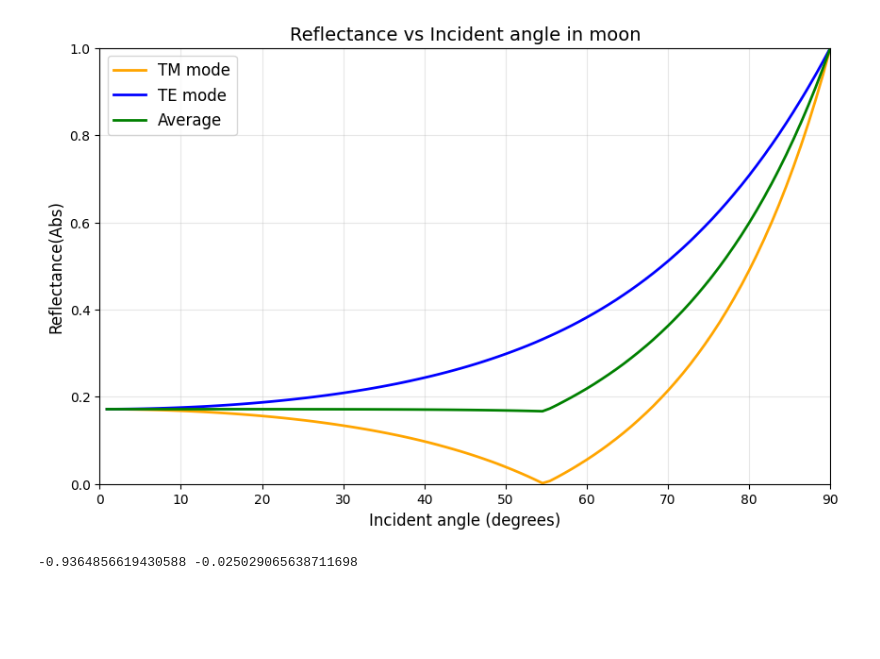
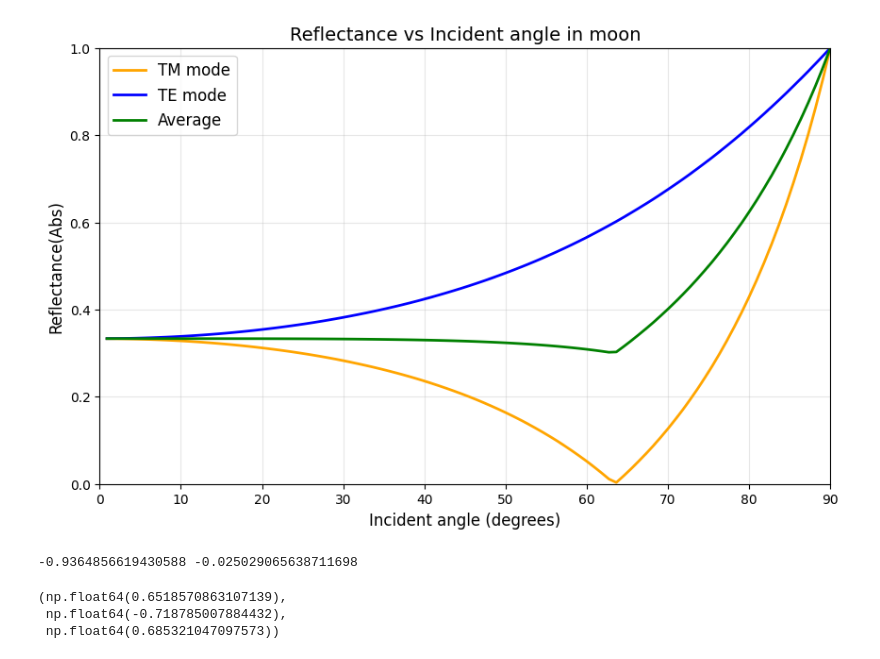
Before and after one commit to AyutoK/sphere_ref, a Jupyter notebook: reflec_rate.ipynb, the cells around one changed output. Drawn from its saved outputs; the diff is of its cells as text; code cells hidden in the pictures; blank space fills up the shorter version.

```diff
--- a/reflec_rate.ipynb
+++ b/reflec_rate.ipynb
@@ -34,3 +47,34 @@ def get_default_param(target):
             #tandelta = 0.0      # 第一層の損失角
 
     return e1, e2 #H_obs, D_moon, R_moon, e1, e2, tandelta
+# %%
+def get_reflection_rate_angle_srf(theta_s, e0, e1):
+
+    # 真空から第一層への屈折角   田中M論 式(2.9) スネルの法則
+    theta_I =  np.arccos(np.sqrt(1-e0/e1*(np.sin(theta_s))**2))
+
+
+    # 反射率の計算 (田中M論より)
+    Rtm = np.tan(theta_s-theta_I)/np.tan(theta_s+theta_I) # TMモード
+    Rte = -np.sin(theta_s-theta_I)/np.sin(theta_s+theta_I) # TEモード
+
+    Rave = (abs(Rtm) + abs(Rte)) / 2
+
+    return Rtm, Rte, Rave
+# %%
+target = "ganymede" # "moon" or "ganymede"
+
+#e0, e1 = get_default_param(target) # ここがちがう!! e1→e0, e2→e1になっとる!! ついにみつけた!!
+e0 = 1.0
+e1, e2 = get_default_param(target)
+
+
+theta_ss = np.arange(0, 91, 1)  # 入射角の範囲 (0~90度)
+theta_s_rad = np.radians(theta_ss)  # 入射角のラジアン変換
+
+Rtm, Rte, Rave = get_reflection_rate_angle_srf(theta_s_rad, e0, e1)
+Rtm2, Rte2 = get_reflection_rate_angle(theta_s_rad, e0, e1)
+
+Rave2 = (np.abs(Rtm2) + np.abs(Rte2)) / 2
+
+Rave, Rave2
@@ -42,42 +104,46 @@ d = np.array([0, -1, 0])
 # パラメータ設定 e0: 真空の誘電率, e1: 氷層の誘電率
 target = "moon" # "moon" or "ganymede"
 
-e0, e1 = get_default_param(target)
+#e0, e1 = get_default_param(target) # ここがちがう!! e1→e0, e2→e1になっとる!! ついにみつけた!!
+e0 = 1.0
+e1, e2 = get_default_param(target)
 
 # 入射角の範囲を設定 (0度から90度)
 theta_s_range = np.linspace(0, np.pi/2, 100)
 
 # 反射率を計算
 Rtm_list = []
 Rte_list = []
+Rave_list = []
 
 for theta_s in theta_s_range:
     # 円の表面法線ベクトル (入射角theta_sに対応)
-    n = np.array([np.sin(theta_s), np.cos(theta_s), 0])
+    #n = np.array([np.sin(theta_s), np.cos(theta_s), 0])
 
-    Rtm, Rte = get_reflection_rate(d, n, e0, e1)
+    Rtm, Rte, Rave = get_reflection_rate_angle_srf(theta_s, e0, e1)
     Rtm_list.append(np.absolute(Rtm))  # 反射率 (パワー)
-    Rte_list.append(np.absolute(Rte))  # 反射率 (パワー)
+    Rte_list.append(np.absolute(Rte))
+    Rave_list.append(np.absolute(Rave))  # 反射率 (パワー)
 
-Rave_list = [(Rtm + Rte)/2 for Rtm, Rte in zip(Rtm_list, Rte_list)]
+#Rave_list = [(Rtm + Rte)/2 for Rtm, Rte in zip(Rtm_list, Rte_list)]
 
 # 描画
 plt.figure(figsize=(10, 6))
 plt.plot(np.degrees(theta_s_range), Rtm_list, label='TM mode', linewidth=2, color="orange")
 plt.plot(np.degrees(theta_s_range), Rte_list, label='TE mode', linewidth=2, color="blue")
 plt.plot(np.degrees(theta_s_range), Rave_list, label='Average', linewidth=2, color="green")
 plt.xlabel('Incident angle (degrees)', fontsize=12)
 plt.ylabel('Reflectance(Abs)', fontsize=12)
 plt.title(f'Reflectance vs Incident angle in {target}', fontsize=14)
 plt.legend(fontsize=12)
 plt.grid(True, alpha=0.3)
 plt.xlim(0, 90)
 plt.ylim(0, 1)
 
 plt.savefig(f'./output_refl/reflectance_vs_incident_angle_{target}.png', dpi=300)
 plt.show()
 # %% [output]
-[figure, old version]
+[figure, new version]
 # %%
 spe_deg = 80
 spe_rad = spe_deg * np.pi / 180
@@ -89,3 +155,9 @@ Rtm = np.tan(spe_rad-theta_I)/np.tan(spe_rad+theta_I)
 print(Rte, Rtm)
 # %% [output]
 -0.9364856619430588 -0.025029065638711698
+# %%
+get_reflection_rate_angle_srf(0.5, e0, e1)
+# %% [output]
+(np.float64(0.6518570863107139),
+ np.float64(-0.718785007884432),
+ np.float64(0.685321047097573))
```
Also changed, not shown: parts of 2 cells of this notebook, 1 other file.
